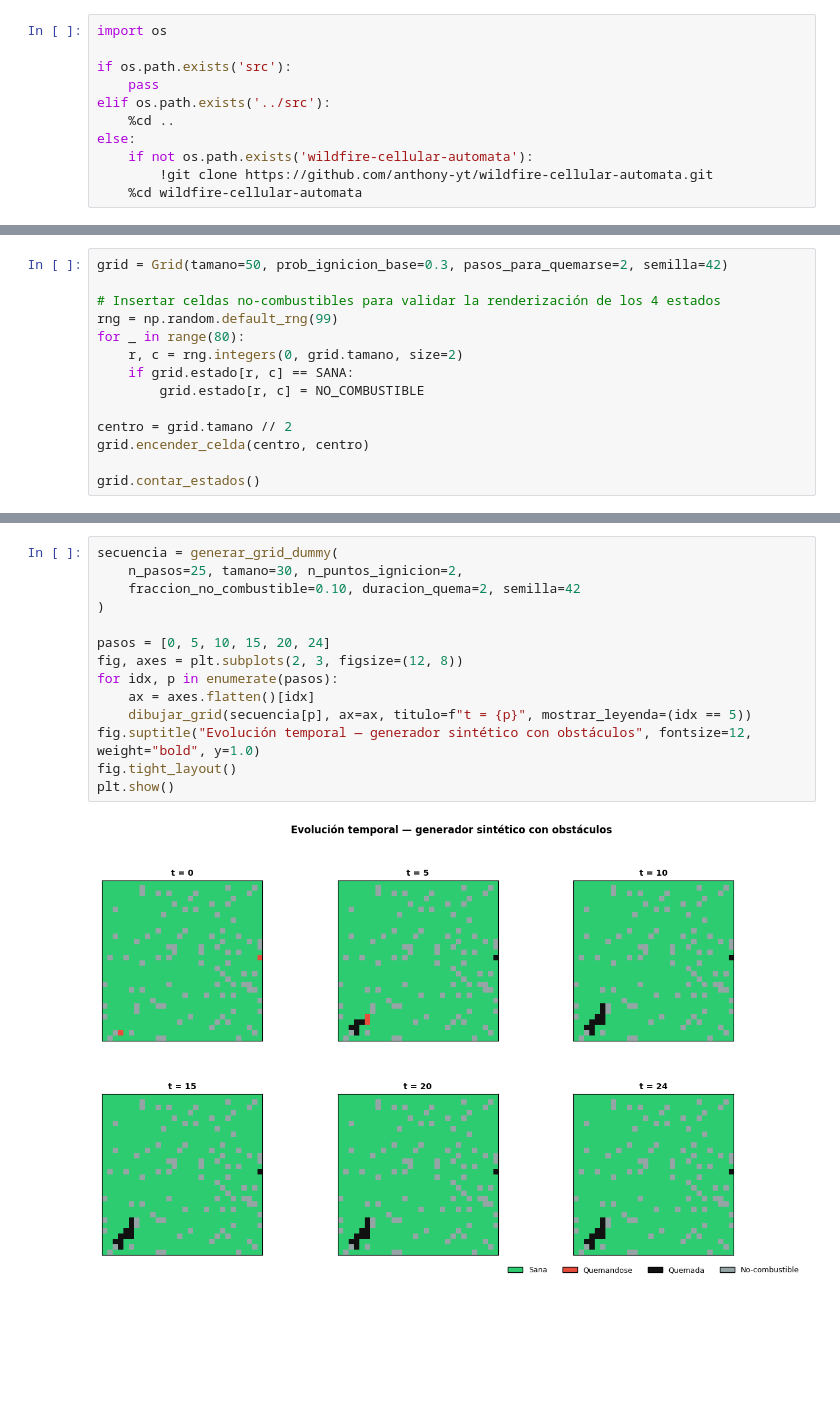
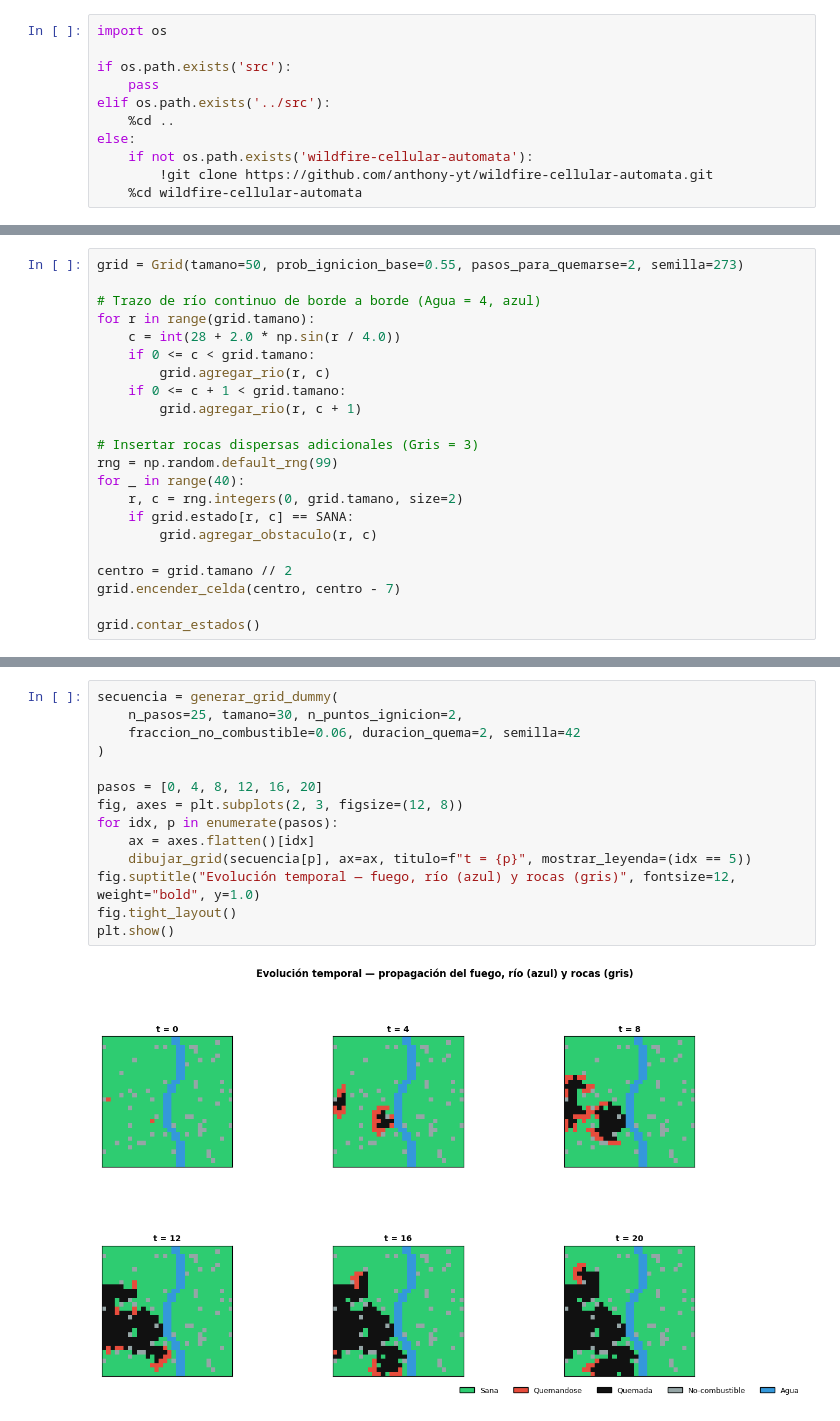
Before and after one commit to anthony-yt/wildfire-cellular-automata, a Jupyter notebook: notebooks/viz_prueba.ipynb, the cells around one changed output, grey strips where cells are left out. Saved outputs shown, nothing was run; the diff lists cells and outputs as text; blank space fills up the shorter version.

Commit message:
agregar cuarto estado (agua) y río a plot_grid

```diff
--- a/notebooks/viz_prueba.ipynb
+++ b/notebooks/viz_prueba.ipynb
@@ -44,15 +41,23 @@ Se ejecutan 5 pasos de propagación estocástica, delegando la renderización a
 # %%
-grid = Grid(tamano=50, prob_ignicion_base=0.3, pasos_para_quemarse=2, semilla=42)
+grid = Grid(tamano=50, prob_ignicion_base=0.55, pasos_para_quemarse=2, semilla=273)
 
-# Insertar celdas no-combustibles para validar la renderización de los 4 estados
+# Trazo de río continuo de borde a borde (Agua = 4, azul)
+for r in range(grid.tamano):
+    c = int(28 + 2.0 * np.sin(r / 4.0))
+    if 0 <= c < grid.tamano:
+        grid.agregar_rio(r, c)
+    if 0 <= c + 1 < grid.tamano:
+        grid.agregar_rio(r, c + 1)
+
+# Insertar rocas dispersas adicionales (Gris = 3)
 rng = np.random.default_rng(99)
-for _ in range(80):
+for _ in range(40):
     r, c = rng.integers(0, grid.tamano, size=2)
     if grid.estado[r, c] == SANA:
-        grid.estado[r, c] = NO_COMBUSTIBLE
+        grid.agregar_obstaculo(r, c)
 
 centro = grid.tamano // 2
-grid.encender_celda(centro, centro)
+grid.encender_celda(centro, centro - 7)
 
 grid.contar_estados()
 # %% [output]
@@ -85,16 +90,16 @@ Para validar que la renderización distingue correctamente los 4 estados a lo la
 # %%
 secuencia = generar_grid_dummy(
     n_pasos=25, tamano=30, n_puntos_ignicion=2,
-    fraccion_no_combustible=0.10, duracion_quema=2, semilla=42
+    fraccion_no_combustible=0.06, duracion_quema=2, semilla=42
 )
 
-pasos = [0, 5, 10, 15, 20, 24]
+pasos = [0, 4, 8, 12, 16, 20]
 fig, axes = plt.subplots(2, 3, figsize=(12, 8))
 for idx, p in enumerate(pasos):
     ax = axes.flatten()[idx]
     dibujar_grid(secuencia[p], ax=ax, titulo=f"t = {p}", mostrar_leyenda=(idx == 5))
-fig.suptitle("Evolución temporal — generador sintético con obstáculos", fontsize=12, weight="bold", y=1.0)
+fig.suptitle("Evolución temporal — fuego, río (azul) y rocas (gris)", fontsize=12, weight="bold", y=1.0)
 fig.tight_layout()
 plt.show()
 # %% [output]
-[figure, old version]
+[figure, new version]
```
Also changed, not shown: parts of 15 cells of this notebook, 3 other files.
